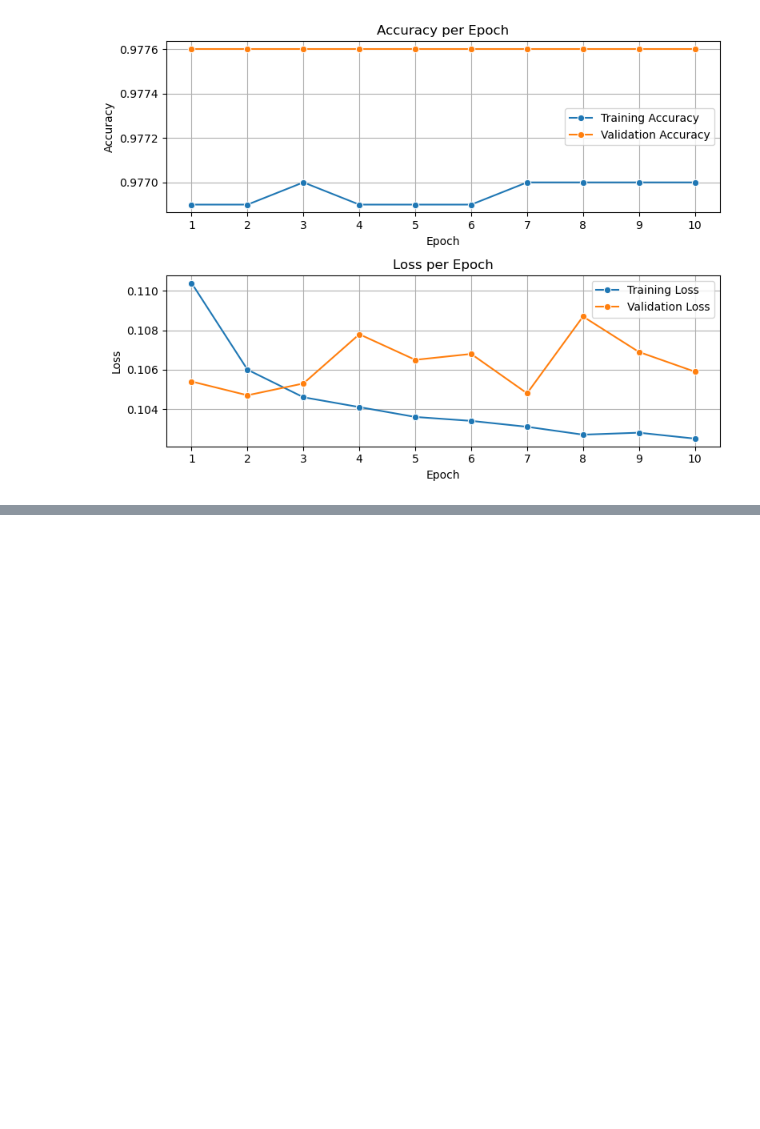
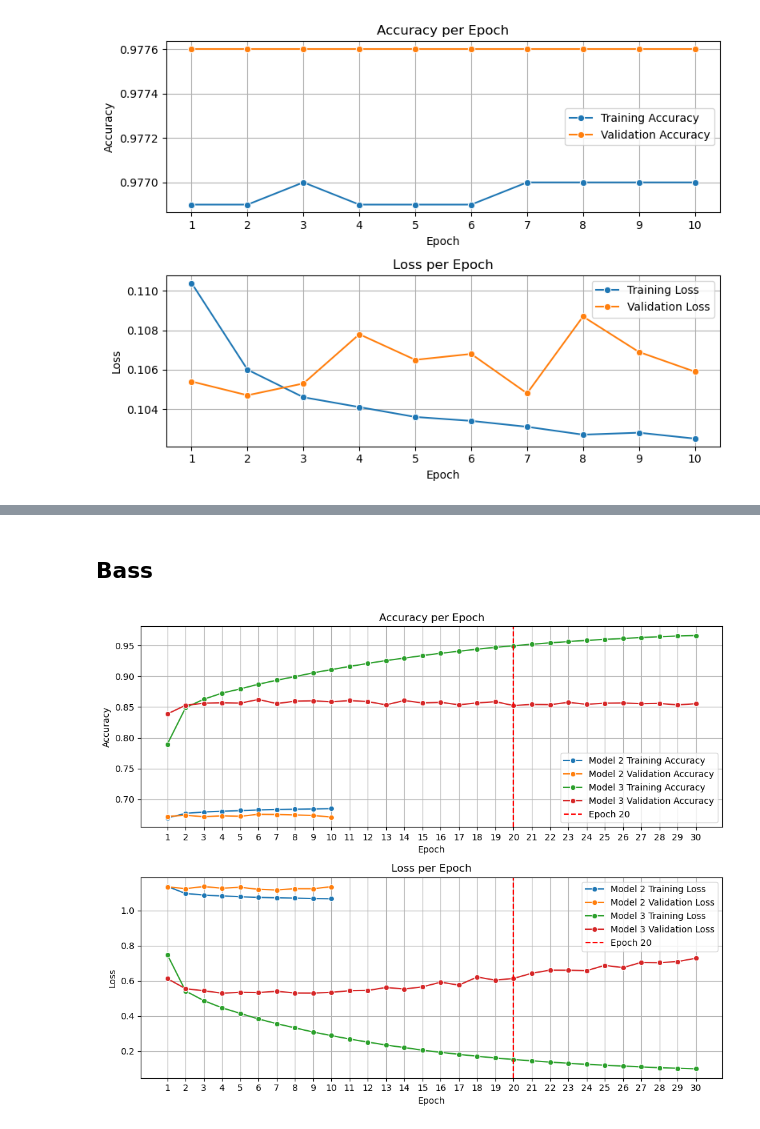
Before and after one commit to ThanAid/Chord-Estimation-Thesis, a Jupyter notebook: notebooks/results.ipynb, the cells around one changed output, grey strips where cells are left out. Saved outputs shown, nothing was run; the diff lists cells and outputs as text; code cells hidden in the pictures; blank space fills up the shorter version.

```diff
--- a/notebooks/results.ipynb
+++ b/notebooks/results.ipynb
@@ -272,0 +422,56 @@ plt.show()
+# %% [markdown]
+## Bass
+# %%
+import matplotlib.pyplot as plt
+import seaborn as sns
+
+# Model 3 data
+model3_train_loss = [0.7486, 0.5419, 0.4869, 0.4460, 0.4144, 0.3824, 0.3559, 0.3319, 0.3078, 0.2877, 0.2680, 0.2508, 0.2342, 0.2196, 0.2049, 0.1927, 0.1810, 0.1703, 0.1604, 0.1518, 0.1441, 0.1368, 0.1300, 0.1239, 0.1190, 0.1141, 0.1094, 0.1048, 0.1014, 0.0984]
+model3_train_accuracy = [0.7897, 0.8490, 0.8627, 0.8726, 0.8795, 0.8871, 0.8936, 0.8994, 0.9056, 0.9108, 0.9160, 0.9208, 0.9256, 0.9294, 0.9337, 0.9374, 0.9407, 0.9440, 0.9470, 0.9496, 0.9521, 0.9543, 0.9564, 0.9583, 0.9599, 0.9614, 0.9629, 0.9643, 0.9654, 0.9662]
+model3_val_loss = [0.6122, 0.5552, 0.5431, 0.5296, 0.5344, 0.5331, 0.5399, 0.5307, 0.5304, 0.5342, 0.5437, 0.5451, 0.5619, 0.5531, 0.5656, 0.5920, 0.5755, 0.6214, 0.6036, 0.6136, 0.6429, 0.6606, 0.6601, 0.6574, 0.6879, 0.6749, 0.7045, 0.7031, 0.7093, 0.7286]
+model3_val_accuracy = [0.8388, 0.8529, 0.8562, 0.8568, 0.8563, 0.8623, 0.8556, 0.8595, 0.8601, 0.8584, 0.8605, 0.8588, 0.8536, 0.8605, 0.8567, 0.8576, 0.8537, 0.8567, 0.8587, 0.8524, 0.8542, 0.8539, 0.8575, 0.8545, 0.8562, 0.8565, 0.8555, 0.8559, 0.8535, 0.8555]
+
+# Model 2 data
+model2_train_loss = [1.1375, 1.0973, 1.0882, 1.0831, 1.0787, 1.0752, 1.0725, 1.0706, 1.0684, 1.0673]
+model2_train_accuracy = [0.6698, 0.6772, 0.6795, 0.6806, 0.6817, 0.6828, 0.6834, 0.6839, 0.6844, 0.6850]
+model2_val_loss = [1.1350, 1.1251, 1.1368, 1.1272, 1.1328, 1.1210, 1.1172, 1.1246, 1.1245, 1.1359]
+model2_val_accuracy = [0.6722, 0.6743, 0.6717, 0.6733, 0.6725, 0.6757, 0.6754, 0.6746, 0.6739, 0.6711]
+
+epochs_model2 = range(1, len(model2_train_loss) + 1)
+epochs_model3 = range(1, len(model3_train_loss) + 1)
+
+# Plot
+plt.figure(figsize=(10, 8))
+
+# Accuracy plot
+plt.subplot(2, 1, 1)
+sns.lineplot(x=epochs_model2, y=model2_train_accuracy, label='Model 2 Training Accuracy', marker='o')
+sns.lineplot(x=epochs_model2, y=model2_val_accuracy, label='Model 2 Validation Accuracy', marker='o')
+sns.lineplot(x=epochs_model3, y=model3_train_accuracy, label='Model 3 Training Accuracy', marker='o')
+sns.lineplot(x=epochs_model3, y=model3_val_accuracy, label='Model 3 Validation Accuracy', marker='o')
+plt.axvline(x=20, color='red', linestyle='--', label='Epoch 20')
+plt.title('Accuracy per Epoch')
+plt.xlabel('Epoch')
+plt.ylabel('Accuracy')
+plt.xticks(range(1, max(len(epochs_model2), len(epochs_model3)) + 1))
+plt.legend()
+plt.grid(True)
+
+# Loss plot
+plt.subplot(2, 1, 2)
+sns.lineplot(x=epochs_model2, y=model2_train_loss, label='Model 2 Training Loss', marker='o')
+sns.lineplot(x=epochs_model2, y=model2_val_loss, label='Model 2 Validation Loss', marker='o')
+sns.lineplot(x=epochs_model3, y=model3_train_loss, label='Model 3 Training Loss', marker='o')
+sns.lineplot(x=epochs_model3, y=model3_val_loss, label='Model 3 Validation Loss', marker='o')
+plt.axvline(x=20, color='red', linestyle='--', label='Epoch 20')
+plt.title('Loss per Epoch')
+plt.xlabel('Epoch')
+plt.ylabel('Loss')
+plt.xticks(range(1, max(len(epochs_model2), len(epochs_model3)) + 1))
+plt.legend()
+plt.grid(True)
+
+plt.tight_layout()
+plt.show()
+# %% [output]
+[figure, added]
```
Also changed, not shown: parts of 17 cells of this notebook, 1 other file.
